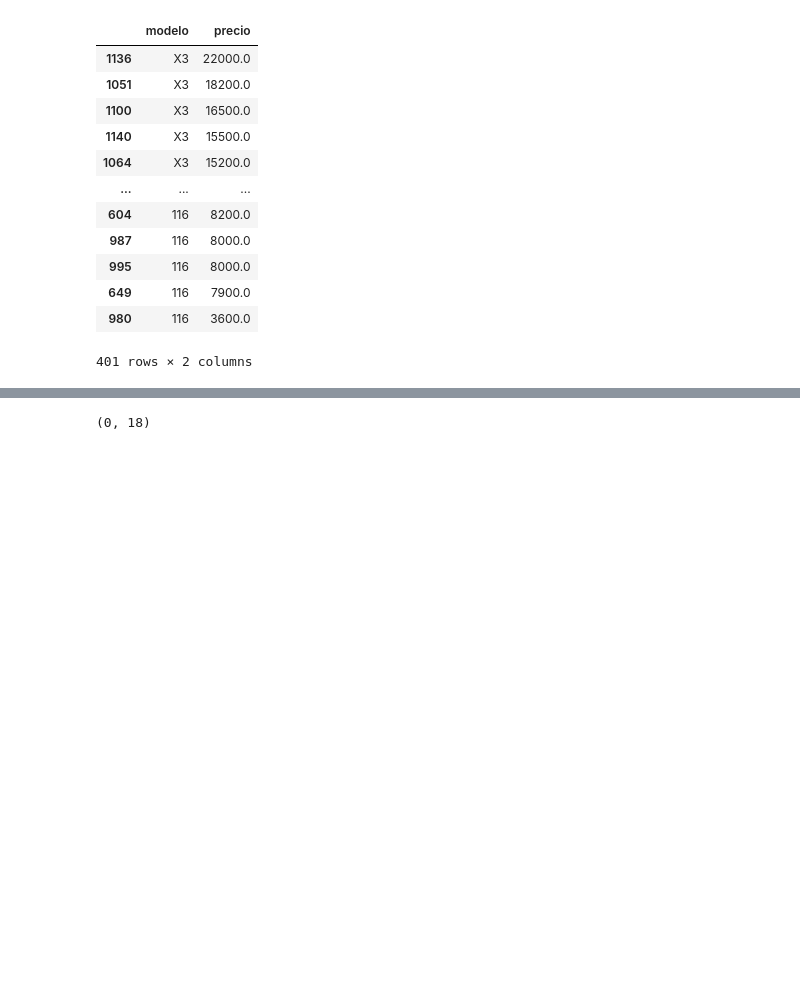
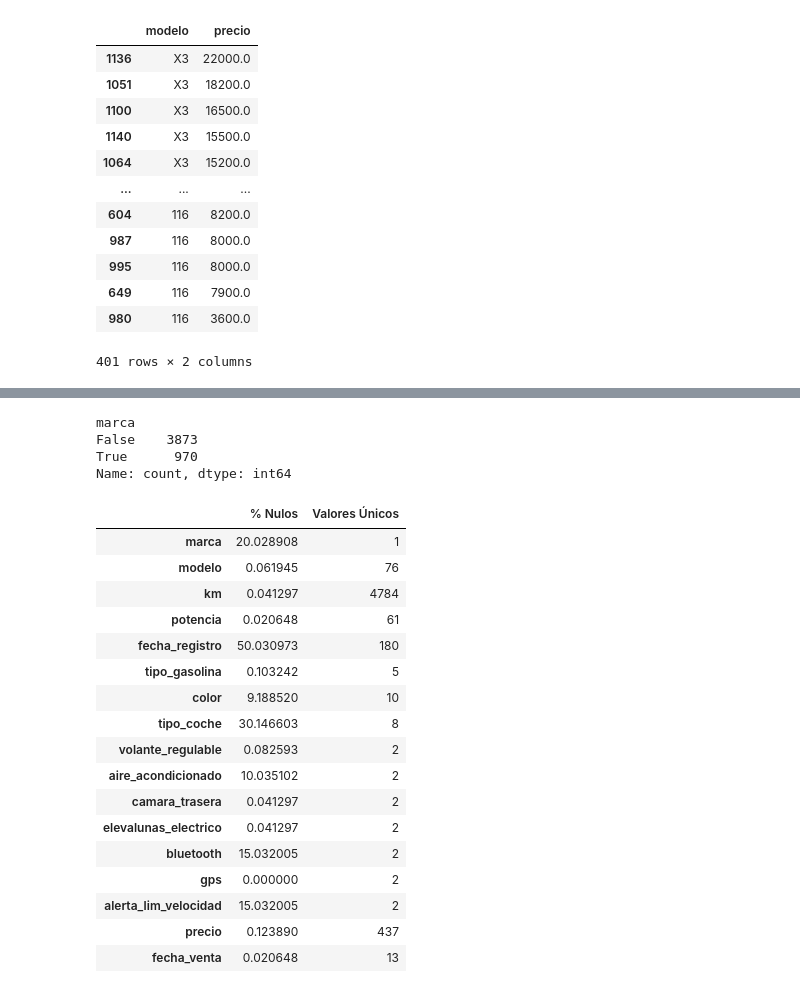
Before and after one commit to toiaa/entregable-bmw, a Jupyter notebook: Entregable_01.ipynb, the cells around one changed output, grey strips where cells are left out. Drawn from its saved outputs; the diff is of its cells as text; code cells hidden in the pictures; blank space fills up the shorter version.

```diff
--- a/Entregable_01.ipynb
+++ b/Entregable_01.ipynb
@@ -9,7 +10,5 @@ from sklearn.preprocessing import LabelEncoder, OrdinalEncoder, MinMaxScaler
 # %%
-# LEEMOS EL FICHERO DE RENFE
-
-df_bmw = pd.read_csv("bmw_pricing.csv", sep=",", encoding='latin-1')
+df_bmw=pd.read_csv('bmw_pricing.csv')
 df_bmw.head()
 # %% [output]
 |  | marca | modelo | km | potencia | fecha_registro | tipo_gasolina | color | tipo_coche | ... |
@@ -169,2 +136,3 @@ modelos_nulos_unicos
 # %%
- df_bmw.drop(columns=["marca"], inplace=True)
+df_bmw_2=df_bmw.copy()
+df_bmw_2.drop(columns="marca", inplace=True)
@@ -294,2 +217,0 @@ NameError: name 'df_asientos_not_null' is not defined
-# %%
-df_bmw["fecha_venta"] = pd.to_datetime(df_bmw["fecha_venta"])
@@ -296 +252,3 @@ df_bmw["fecha_venta"] = pd.to_datetime(df_bmw["fecha_venta"])
+# %%
+df_bmw.drop(columns=["asientos_traseros_plegables"], inplace=True)
 # %%
@@ -311,4 +270,36 @@ Name: fecha_venta, Length: 4843, dtype: datetime64[ns]
-# %%
-df_bmw[df_bmw.duplicated()].shape
-# %% [output]
-(0, 18)
+# %%
+df_bmw["marca"].isna().value_counts()
+# %% [output]
+marca
+False    3873
+True      970
+Name: count, dtype: int64
+# %%
+# Revisar porcentaje de valores nulos en cada columna
+missing_values = df_bmw.isnull().sum() / len(df_bmw) * 100
+
+# Revisar valores únicos por columna ( aqui ya no tengo duplicados los estoy ignorando)
+unique_values = df_bmw.nunique()
+
+# Crear un DataFrame para visualizar mejor
+columns_analysis = pd.DataFrame({"% Nulos": missing_values, "Valores Únicos": unique_values})
+columns_analysis
+# %% [output]
+|  | % Nulos | Valores Únicos |
+| marca | 20.028908 | 1 |
+| modelo | 0.061945 | 76 |
+| km | 0.041297 | 4784 |
+| potencia | 0.020648 | 61 |
+| fecha_registro | 50.030973 | 180 |
+| tipo_gasolina | 0.103242 | 5 |
+| color | 9.188520 | 10 |
+| tipo_coche | 30.146603 | 8 |
+| volante_regulable | 0.082593 | 2 |
+| aire_acondicionado | 10.035102 | 2 |
+| camara_trasera | 0.041297 | 2 |
+| elevalunas_electrico | 0.041297 | 2 |
+| bluetooth | 15.032005 | 2 |
+| gps | 0.000000 | 2 |
+| alerta_lim_velocidad | 15.032005 | 2 |
+| precio | 0.123890 | 437 |
+| fecha_venta | 0.020648 | 13 |
```
Also changed, not shown: parts of 48 cells of this notebook, 1 other file.
